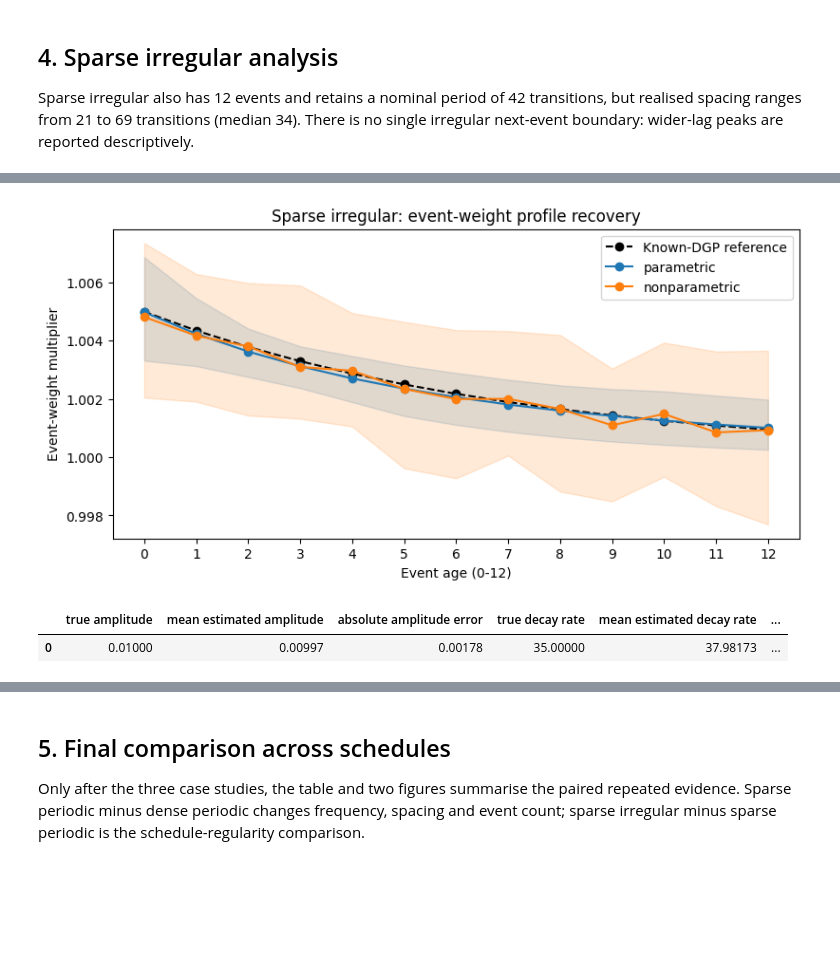
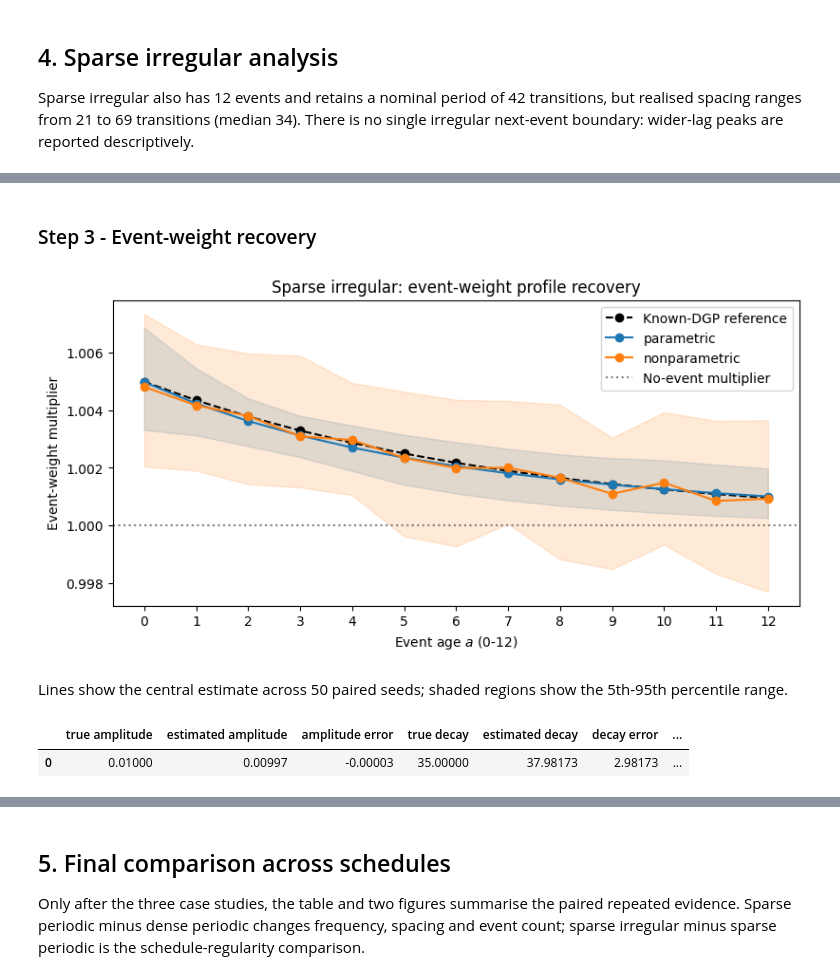
Before and after one commit to JivN24/HSBC-AN-RN, a Jupyter notebook: CODEWORK/Linus' Task Re-Do/10_event_frequency_and_schedule_robustness.ipynb, the cells around one changed output, grey strips where cells are left out. Saved outputs shown, nothing was run; the diff lists cells and outputs as text; code cells hidden in the pictures; blank space fills up the shorter version.

```diff
--- a/CODEWORK/Linus' Task Re-Do/10_event_frequency_and_schedule_robustness.ipynb
+++ b/CODEWORK/Linus' Task Re-Do/10_event_frequency_and_schedule_robustness.ipynb
@@ -13,16 +13,19 @@ import numpy as np, pandas as pd, matplotlib.pyplot as plt
 from scipy import stats
 from statsmodels.stats.multitest import multipletests
 from IPython.display import Markdown, display
-N_SEEDS=50; REP_SEED=20260722; STEPS=252; H=13; AGES=np.arange(13); RESULTS=Path('notebook10_results')
-ORDER={'dense_periodic':21,'sparse_periodic':42,'sparse_irregular':42}
-LABEL={'dense_periodic':'Dense periodic','sparse_periodic':'Sparse periodic','sparse_irregular':'Sparse irregular'}
-COLOR={'dense_periodic':'tab:blue','sparse_periodic':'tab:orange','sparse_irregular':'tab:green'}
+N_SEEDS=50; REP_SEED=20260722; STEPS=252; H=13; P_INDIVIDUAL=13; F_TOL=1e-10; COND_MAX=1e10
+GC_PMAX={'dense_periodic':20,'sparse_periodic':41,'sparse_irregular':42}
+RESULTS=Path('notebook10_results')
+LABEL={'dense_periodic':'Dense periodic','sparse_periodic':'Sparse periodic','sparse_irregular':'Sparse irregular'}; COLOR={'dense_periodic':'tab:blue','sparse_periodic':'tab:orange','sparse_irregular':'tab:green'}
 dense=make_case_config(reference_config,label='dense_periodic'); sparse=make_case_config(dense,{'events.period':42/252},label='sparse_periodic'); irregular=make_case_config(sparse,label='sparse_irregular')
 CONFIG={'dense_periodic':dense,'sparse_periodic':sparse,'sparse_irregular':irregular}
 STEPS_BY_CASE={'dense_periodic':np.arange(21,484,21),'sparse_periodic':np.arange(21,484,42),'sparse_irregular':np.array([21,52,113,134,203,249,276,302,364,396,449,483])}
-case_results=pd.read_csv(RESULTS/'stage4_seed_case_analysis.csv'); numeric=pd.read_csv(RESULTS/'stage4_case_numeric_summary.csv'); rates=pd.read_csv(RESULTS/'stage4_case_rate_summary.csv'); profiles=pd.read_csv(RESULTS/'stage4_profile_age_summary.csv'); tdmi_raw=pd.read_csv(RESULTS/'stage3_tdmi_curve.csv'); tdmi_metrics=pd.read_csv(RESULTS/'stage3_tdmi_metrics.csv')
+case_results=pd.read_csv(RESULTS/'stage4_seed_case_analysis.csv'); tdmi_raw=pd.read_csv(RESULTS/'stage3_tdmi_curve.csv'); profiles=pd.read_csv(RESULTS/'stage4_profile_age_summary.csv')
+profile_repeated=case_results[['market_seed','case_name','A_hat','lambda_hat','event_amplitude','event_decay_rate','A_error','lambda_error','parametric_profile_RMSE','nonparametric_profile_RMSE']].copy()
+forecast_repeated=case_results[['market_seed','case_name','active_sigma_unaware_MAE','active_sigma_parametric_MAE','active_sigma_nonparametric_MAE','active_sigma_unaware_RMSE','active_sigma_parametric_RMSE','active_sigma_nonparametric_RMSE','active_sigma_parametric_MAE_gain_pct','active_sigma_nonparametric_MAE_gain_pct']].copy()
+calibration_repeated=case_results[['market_seed','case_name','active_95_state_parametric_coverage','parametric_absolute_coverage_error','active_95_state_parametric_interval_score']].copy()
 assert len(case_results)==150 and case_results.market_seed.nunique()==N_SEEDS and not case_results.duplicated(['market_seed','case_name']).any()
-assert derive_timing(dense)['response_horizon_steps']==12 and derive_timing(irregular)['event_period_steps']==42
+assert P_INDIVIDUAL==13 and derive_timing(dense)['response_horizon_steps']==12
 # %% [output]
 []
 |  | check | passed |
@@ -182,9 +211,9 @@ show_tdmi('dense_periodic')
 # %%
 def show_profile(case):
     fig,ax=plt.subplots(figsize=(8,4),constrained_layout=True); d=profiles.query('case_name==@case').sort_values('event_age'); truth=d.groupby('event_age').true_multiplier.first(); ax.plot(truth.index,truth.values,color='black',ls='--',marker='o',label='Known-DGP reference')
-    for e,c in [('parametric','tab:blue'),('nonparametric','tab:orange')]:
-        x=d.query('estimator==@e'); ax.plot(x.event_age,x.estimated_multiplier_mean,color=c,marker='o',label=e); ax.fill_between(x.event_age,x.estimated_multiplier_q05,x.estimated_multiplier_q95,color=c,alpha=.16)
-    ax.set(xticks=AGES,xlabel='Event age (0-12)',ylabel='Event-weight multiplier',title=f'{LABEL[case]}: event-weight profile recovery'); ax.legend(); plt.show()
-    z=case_results.query('case_name==@case'); row=z.iloc[0]; display(pd.DataFrame([{'true amplitude':row.event_amplitude,'mean estimated amplitude':z.A_hat.mean(),'absolute amplitude error':z.A_absolute_error.mean(),'true decay rate':row.event_decay_rate,'mean estimated decay rate':z.lambda_hat.mean(),'absolute decay error':z.lambda_absolute_error.mean(),'parametric profile RMSE':z.parametric_profile_RMSE.mean(),'non-parametric profile RMSE':z.nonparametric_profile_RMSE.mean()}]).style.format(precision=5))
+    for e,c in [('parametric','tab:blue'),('nonparametric','tab:orange')]: x=d.query('estimator==@e'); ax.plot(x.event_age,x.estimated_multiplier_mean,color=c,marker='o',label=e); ax.fill_between(x.event_age,x.estimated_multiplier_q05,x.estimated_multiplier_q95,color=c,alpha=.16)
+    ax.axhline(1,color='grey',ls=':',label='No-event multiplier'); ax.set(xticks=np.arange(13),xlabel='Event age $a$ (0-12)',ylabel='Event-weight multiplier',title=f'{LABEL[case]}: event-weight profile recovery'); ax.legend(); plt.show(); display(Markdown('Lines show the central estimate across 50 paired seeds; shaded regions show the 5th-95th percentile range.'))
+    z=profile_repeated.query('case_name==@case'); row=z.iloc[0]; display(pd.DataFrame([{'true amplitude':row.event_amplitude,'estimated amplitude':z.A_hat.mean(),'amplitude error':z.A_error.mean(),'true decay':row.event_decay_rate,'estimated decay':z.lambda_hat.mean(),'decay error':z.lambda_error.mean(),'parametric profile RMSE':z.parametric_profile_RMSE.mean(),'non-parametric profile RMSE':z.nonparametric_profile_RMSE.mean()}]).style.format(precision=5))
+display(Markdown("### Step 3 - Event-weight recovery"))
 show_profile('dense_periodic')
 # %% [output]
@@ -333,7 +342,10 @@ show_tdmi('sparse_irregular')
 # %%
+display(Markdown("### Step 3 - Event-weight recovery"))
 show_profile('sparse_irregular')
 # %% [output]
+### Step 3 - Event-weight recovery
-[figure, old version]
+[figure, new version]
+Lines show the central estimate across 50 paired seeds; shaded regions show the 5th-95th percentile range.
-|  | true amplitude | mean estimated amplitude | absolute amplitude error | true decay rate | mean estimated decay rate | ... |
-| 0 | 0.01000 | 0.00997 | 0.00178 | 35.00000 | 37.98173 | ... |
+|  | true amplitude | estimated amplitude | amplitude error | true decay | estimated decay | decay error | ... |
+| 0 | 0.01000 | 0.00997 | -0.00003 | 35.00000 | 37.98173 | 2.98173 | ... |
 # %%
```
Also changed, not shown: parts of 19 cells of this notebook.
